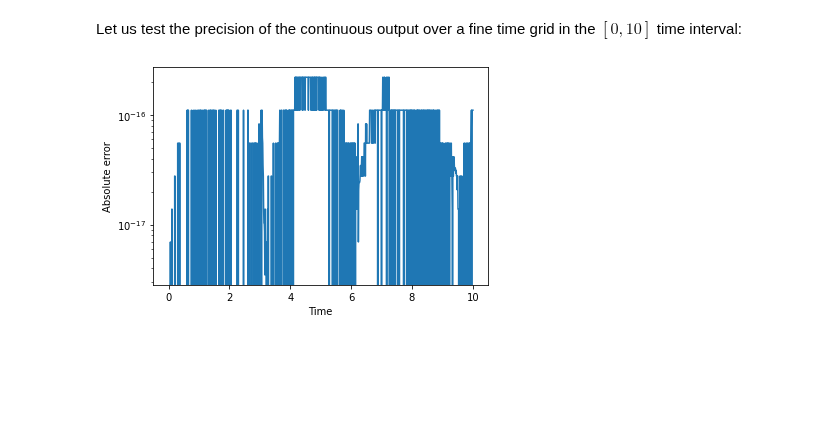
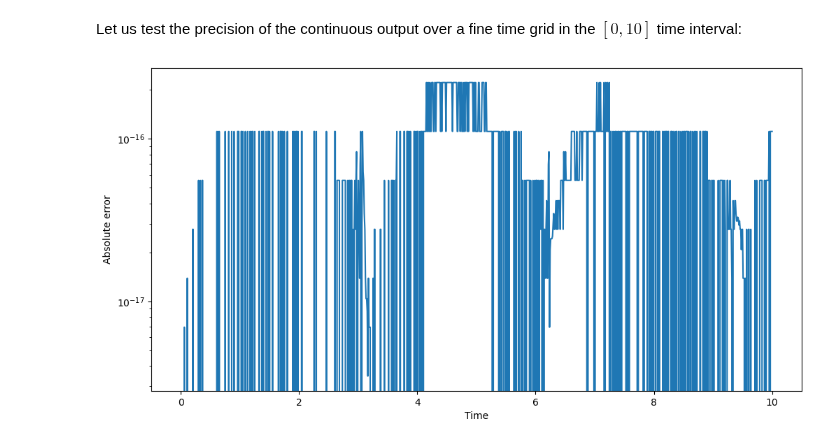
Before and after one commit to bluescarni/heyoka.py, a Jupyter notebook: doc/notebooks/Dense output.ipynb, the cells around one changed output. Cells and saved outputs as stored; diff of their text form; code cells hidden in the pictures; blank space fills up the shorter version.

```diff
--- a/doc/notebooks/Dense output.ipynb
+++ b/doc/notebooks/Dense output.ipynb
@@ -129,7 +138,6 @@ array([0.47942554, 0.87758256])
 Let's now compare the dense output for the $x$ variable to the exact analytical solution for $t \in \left[ 0, 1 \right]$:
 # %%
 from matplotlib.pylab import plt
-plt.rcParams["figure.figsize"] = (12,6)
 
 # Construct a time grid from t=0 to t=1.
 t_grid = np.linspace(0, 1, 100)
@@ -139,6 +147,7 @@ t_grid = np.linspace(0, 1, 100)
 x_d_out = np.array([ta.update_d_output(t)[0] for t in t_grid])
 
 # Compare it to the exact solution.
+fig = plt.figure(figsize=(12, 6))
 plt.plot(t_grid, (x_d_out - np.sin(t_grid)))
 plt.xlabel("Time")
 plt.ylabel("Absolute error");
@@ -263,17 +280,18 @@ Let us test the precision of the continuous output over a fine time grid in the
 # %%
 # Construct a time grid from t=0 to t=10.
 t_grid = np.linspace(0, 10, 1000)
 
 # Compute the continuous output for the x variable
 # over the time grid.
 x_c_out = c_out(t_grid)
 
 # Compare it to the exact solution.
+fig = plt.figure(figsize=(12, 6))
 plt.semilogy(t_grid, abs(x_c_out[:,0] - np.sin(t_grid)))
 plt.xlabel("Time")
 plt.ylabel("Absolute error");
 # %% [output]
-[figure, old version]
+[figure, new version]
 # %% [markdown]
 As we can see, the continuous output agrees with the analytical solution to machine precision.
 
```
Also changed, not shown: parts of 8 cells of this notebook.
